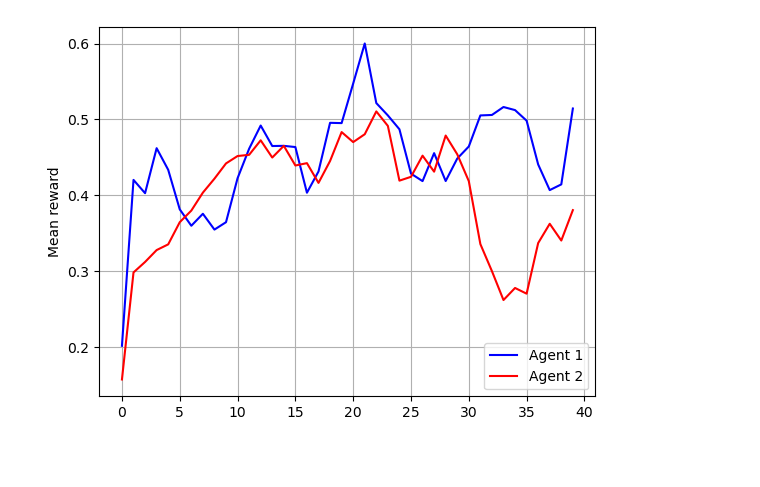
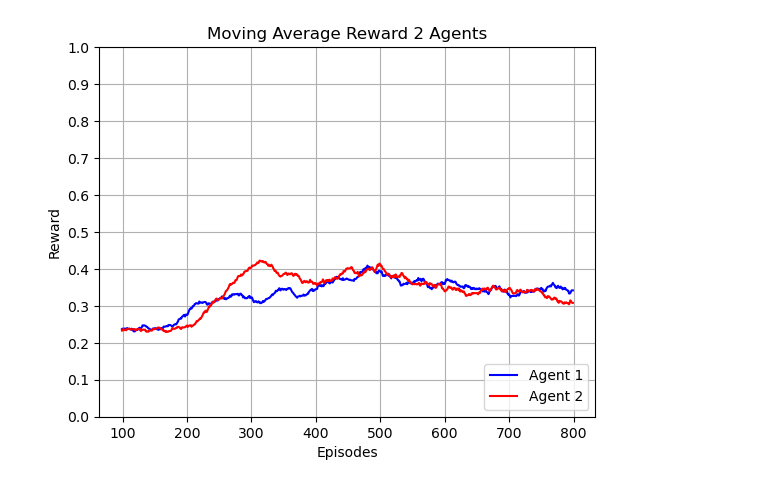
Before and after one commit to MauGutierrez/ros2-federated, a Jupyter notebook: scripts/ros_fl.ipynb, the cells around one changed output. Drawn from its saved outputs; the diff is of its cells as text; code cells hidden in the pictures; blank space fills up the shorter version.

```diff
--- a/scripts/ros_fl.ipynb
+++ b/scripts/ros_fl.ipynb
@@ -118,29 +116,29 @@ fig.savefig('reward_train_1_agent.png')
-# %%
-# AGENTES 1 Y 2
-
-file_1 = "file_2_agents_1"
-frame_1 = df[df["file"] == file_1]
-reward_1 = np.array(frame_1["reward"])
-
-file_2 = "file_2_agents_2"
-frame_2 = df[df["file"] == file_2]
-reward_2 = np.array(frame_2["reward"])
-
-i = 0
-units = []
-for j in range(len(frame_1)):
-    units.append(j)
-units = np.array(units)
-
-
-
-fig, ax = plt.subplots()
-ax.plot(units, reward_1, color='blue')
-ax.plot(units, reward_2, color='red')
-ax.set(xlabel='', ylabel='Mean reward')
-ax.grid()
-plt.legend(['Agent 1', 'Agent 2'], loc='lower right')
-fig.savefig('reward_train_2_agents.png')
-# %% [output]
-[figure, removed]
+# %%
+# AGENTE 1 y 2 ENTRENANDO
+
+file_2 = "file_2_agents_1"
+frame_2 = df[df["file"] == file_2]
+rewards_2 = np.array(frame_2["reward_normal"])
+
+file_3 = "file_2_agents_2"
+frame_3 = df[df["file"] == file_3]
+rewards_3 = np.array(frame_3["reward_normal"])
+
+window_size = 100  # You can adjust the window size as needed
+ma_rewards_2 = moving_average(rewards_2, window_size)
+ma_rewards_3 = moving_average(rewards_3, window_size)
+
+
+fig, ax = plt.subplots()
+# ax.plot(rewards_1, label='Original Rewards')
+ax.plot(np.arange(window_size-1, len(rewards_2)), ma_rewards_2, color='blue')
+ax.plot(np.arange(window_size-1, len(rewards_3)), ma_rewards_3, color='red')
+ax.set(xlabel='Episodes', ylabel='Reward', title="Moving Average Reward 2 Agents")
+ax.grid()
+ax.set_ylim(0, 1.0)
+plt.yticks(np.arange(0, 1.1, 0.1))
+plt.legend(['Agent 1', 'Agent 2'], loc='lower right')
+fig.savefig('moving_average_reward_experiment_2.png')
+# %% [output]
+[figure, added]
 # %%
```
Also changed, not shown: parts of 24 cells of this notebook, 13 other files.
